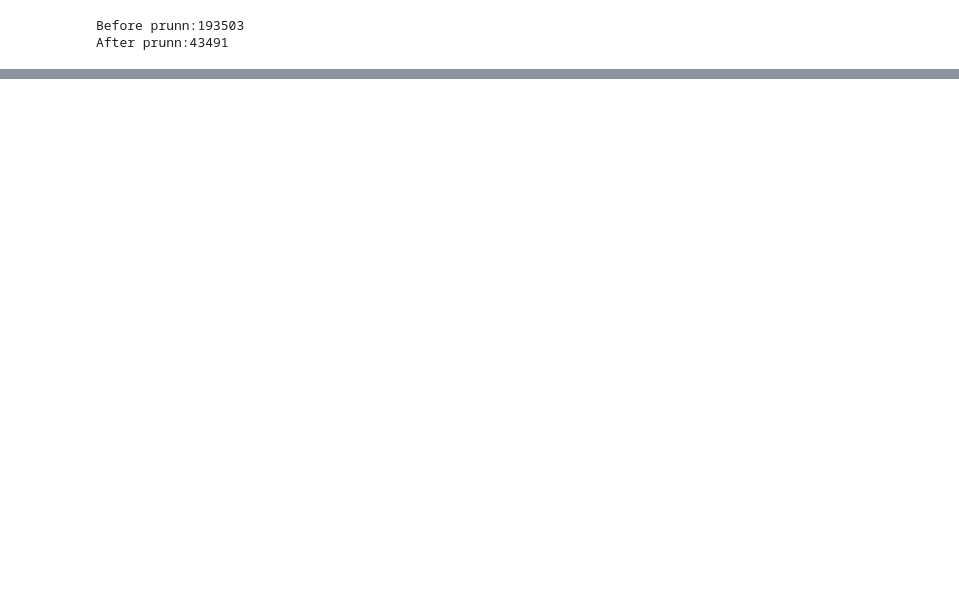
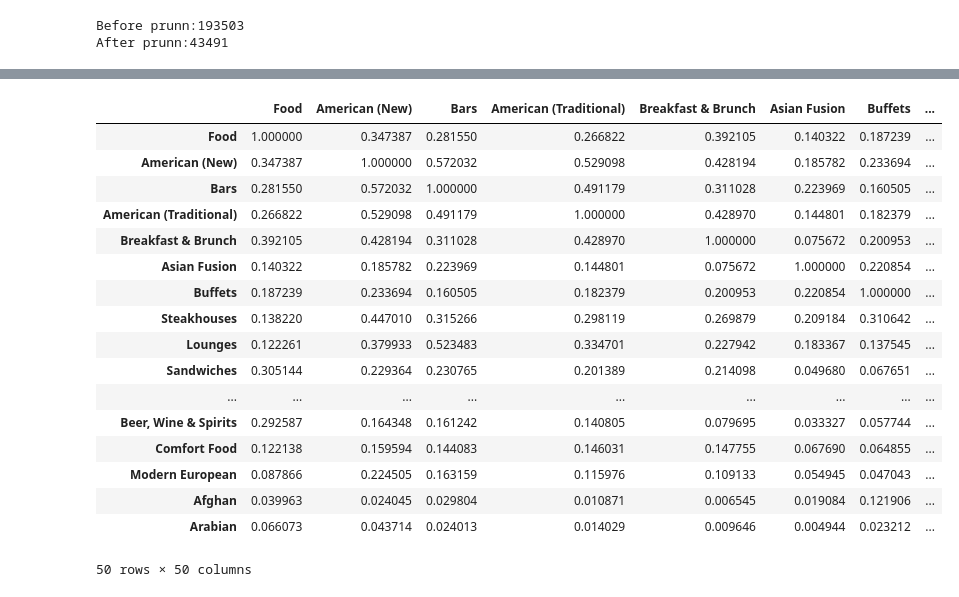
Before and after one commit to geesimon/cs598_dm_cap, a Jupyter notebook: task2/task2.ipynb, the cells around one changed output, grey strips where cells are left out. Drawn from its saved outputs; the diff is of its cells as text; code cells hidden in the pictures; blank space fills up the shorter version.

Commit message:
Add tfidf

```diff
--- a/task2/task2.ipynb
+++ b/task2/task2.ipynb
@@ -125,0 +126,40 @@ plt.show()
+# %%
+from gensim.models import TfidfModel
+
+model = TfidfModel(corpus)
+tfidf_corpus = model[corpus]
+
+tfidf_sim = np.zeros([len(tfidf_corpus), len(tfidf_corpus)])
+
+for i in tqdm(range(0, len(tfidf_corpus) - 1)):
+    tfidf_sim[i][i] = 1
+    for j in range(i + 1, len(tfidf_corpus)):
+        tfidf_sim[i][j] = cosine_similarity(tfidf_corpus[i], tfidf_corpus[j])
+        tfidf_sim[j][i] = tfidf_sim[i][j]
+
+
+tfidf_sim_df = pd.DataFrame(tfidf_sim)
+tfidf_sim_df.index = cat_names
+tfidf_sim_df.columns = cat_names
+tfidf_data = top_n(tfidf_sim_df, 50)
+# %%
+tfidf_data
+# %% [output]
+|  | Food | American (New) | Bars | American (Traditional) | Breakfast & Brunch | Asian Fusion | Buffets | ... |
+| Food | 1.000000 | 0.347387 | 0.281550 | 0.266822 | 0.392105 | 0.140322 | 0.187239 | ... |
+| American (New) | 0.347387 | 1.000000 | 0.572032 | 0.529098 | 0.428194 | 0.185782 | 0.233694 | ... |
+| Bars | 0.281550 | 0.572032 | 1.000000 | 0.491179 | 0.311028 | 0.223969 | 0.160505 | ... |
+| American (Traditional) | 0.266822 | 0.529098 | 0.491179 | 1.000000 | 0.428970 | 0.144801 | 0.182379 | ... |
+| Breakfast & Brunch | 0.392105 | 0.428194 | 0.311028 | 0.428970 | 1.000000 | 0.075672 | 0.200953 | ... |
+| Asian Fusion | 0.140322 | 0.185782 | 0.223969 | 0.144801 | 0.075672 | 1.000000 | 0.220854 | ... |
+| Buffets | 0.187239 | 0.233694 | 0.160505 | 0.182379 | 0.200953 | 0.220854 | 1.000000 | ... |
+| Steakhouses | 0.138220 | 0.447010 | 0.315266 | 0.298119 | 0.269879 | 0.209184 | 0.310642 | ... |
+| Lounges | 0.122261 | 0.379933 | 0.523483 | 0.334701 | 0.227942 | 0.183367 | 0.137545 | ... |
+| Sandwiches | 0.305144 | 0.229364 | 0.230765 | 0.201389 | 0.214098 | 0.049680 | 0.067651 | ... |
+| ... | ... | ... | ... | ... | ... | ... | ... | ... |
+| Beer, Wine & Spirits | 0.292587 | 0.164348 | 0.161242 | 0.140805 | 0.079695 | 0.033327 | 0.057744 | ... |
+| Comfort Food | 0.122138 | 0.159594 | 0.144083 | 0.146031 | 0.147755 | 0.067690 | 0.064855 | ... |
+| Modern European | 0.087866 | 0.224505 | 0.163159 | 0.115976 | 0.109133 | 0.054945 | 0.047043 | ... |
+| Afghan | 0.039963 | 0.024045 | 0.029804 | 0.010871 | 0.006545 | 0.019084 | 0.121906 | ... |
+| Arabian | 0.066073 | 0.043714 | 0.024013 | 0.014029 | 0.009646 | 0.004944 | 0.023212 | ... |
+50 rows × 50 columns
```
Also changed, not shown: parts of 4 cells of this notebook, 1 other file.
